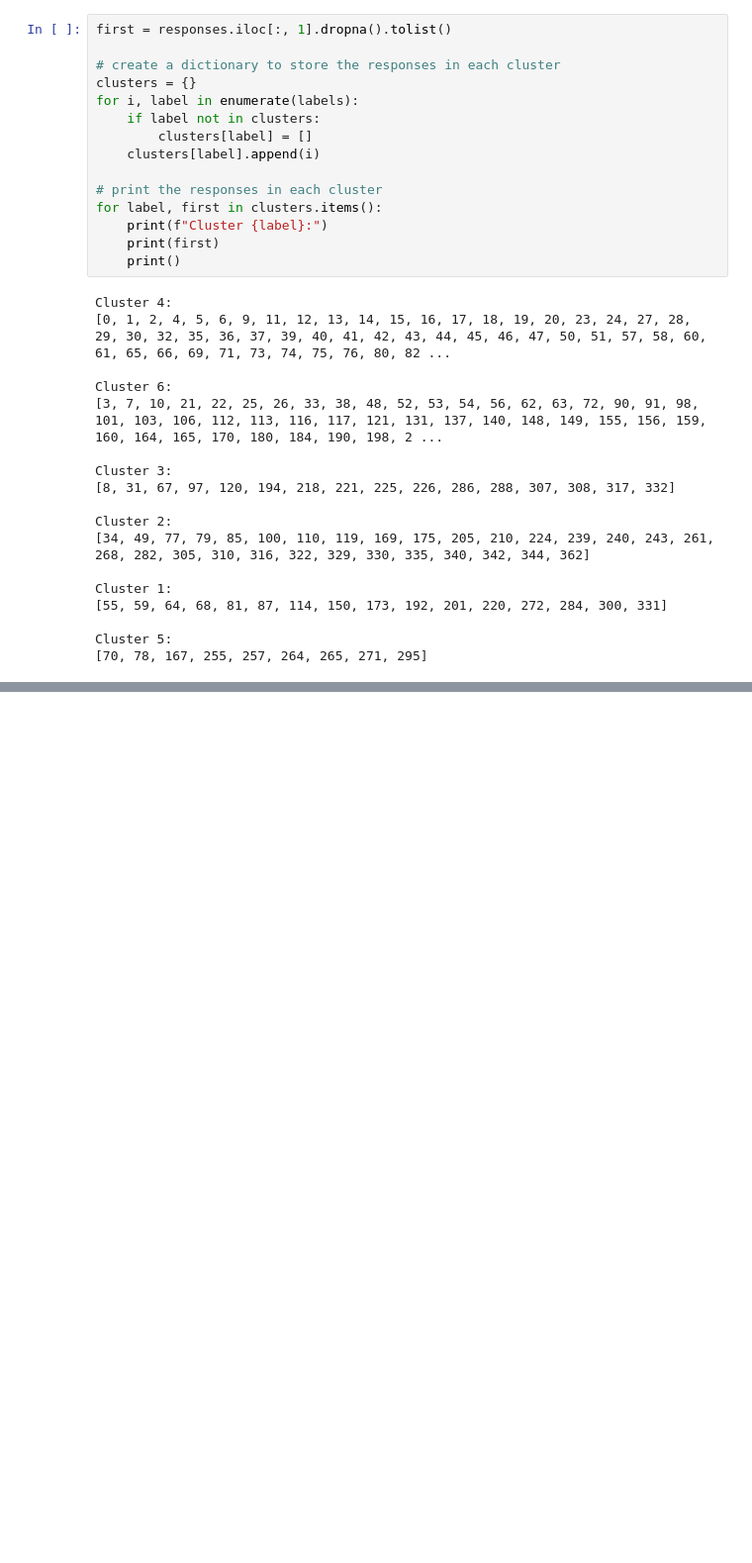
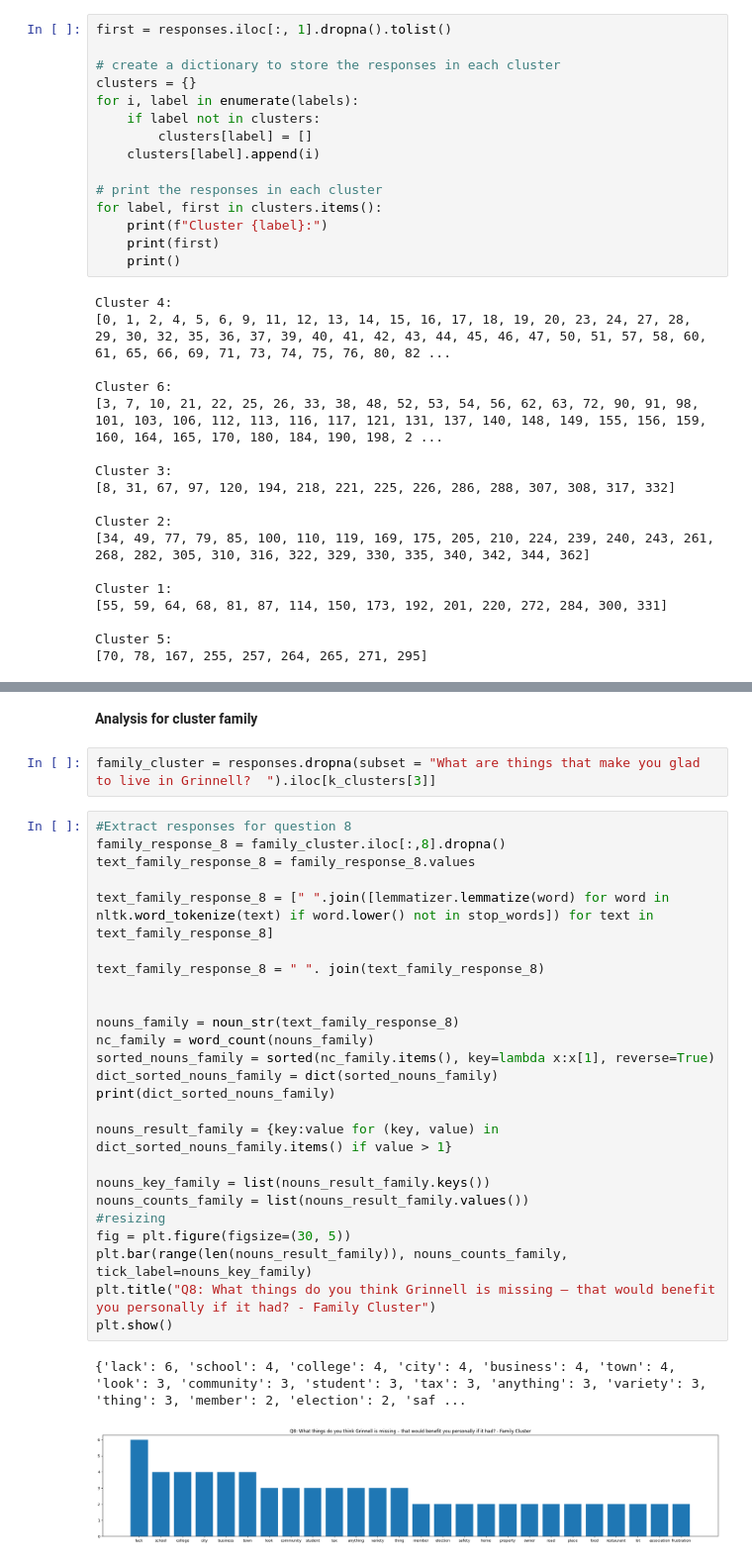
Before and after one commit to shreyasagrawal/Survey-Analysis-NLP, a Jupyter notebook: clustering.ipynb, the cells around one changed output, grey strips where cells are left out. Shown at 99% size. Cells and saved outputs as stored; diff of their text form; blank space fills up the shorter version.

Commit message:
Organizing/Subset

```diff
--- a/clustering.ipynb
+++ b/clustering.ipynb
@@ -565,0 +523,32 @@ plt.show()
+# %% [markdown]
+**Analysis for cluster family**
+# %%
+family_cluster = responses.dropna(subset = "What are things that make you glad to live in Grinnell?  ").iloc[k_clusters[3]]
+# %%
+#Extract responses for question 8
+family_response_8 = family_cluster.iloc[:,8].dropna()
+text_family_response_8 = family_response_8.values
+
+text_family_response_8 = [" ".join([lemmatizer.lemmatize(word) for word in nltk.word_tokenize(text) if word.lower() not in stop_words]) for text in text_family_response_8]
+
+text_family_response_8 = " ". join(text_family_response_8)
+
+
+nouns_family = noun_str(text_family_response_8)
+nc_family = word_count(nouns_family)
+sorted_nouns_family = sorted(nc_family.items(), key=lambda x:x[1], reverse=True)
+dict_sorted_nouns_family = dict(sorted_nouns_family)
+print(dict_sorted_nouns_family)
+
+nouns_result_family = {key:value for (key, value) in dict_sorted_nouns_family.items() if value > 1}
+
+nouns_key_family = list(nouns_result_family.keys())
+nouns_counts_family = list(nouns_result_family.values())
+#resizing
+fig = plt.figure(figsize=(30, 5))
+plt.bar(range(len(nouns_result_family)), nouns_counts_family, tick_label=nouns_key_family)
+plt.title("Q8: What things do you think Grinnell is missing – that would benefit you personally if it had? - Family Cluster")
+plt.show()
+# %% [output]
+{'lack': 6, 'school': 4, 'college': 4, 'city': 4, 'business': 4, 'town': 4, 'look': 3, 'community': 3, 'student': 3, 'tax': 3, 'anything': 3, 'variety': 3, 'thing': 3, 'member': 2, 'election': 2, 'saf ...
+[figure, added]
```
Also changed, not shown: parts of 36 cells of this notebook.
